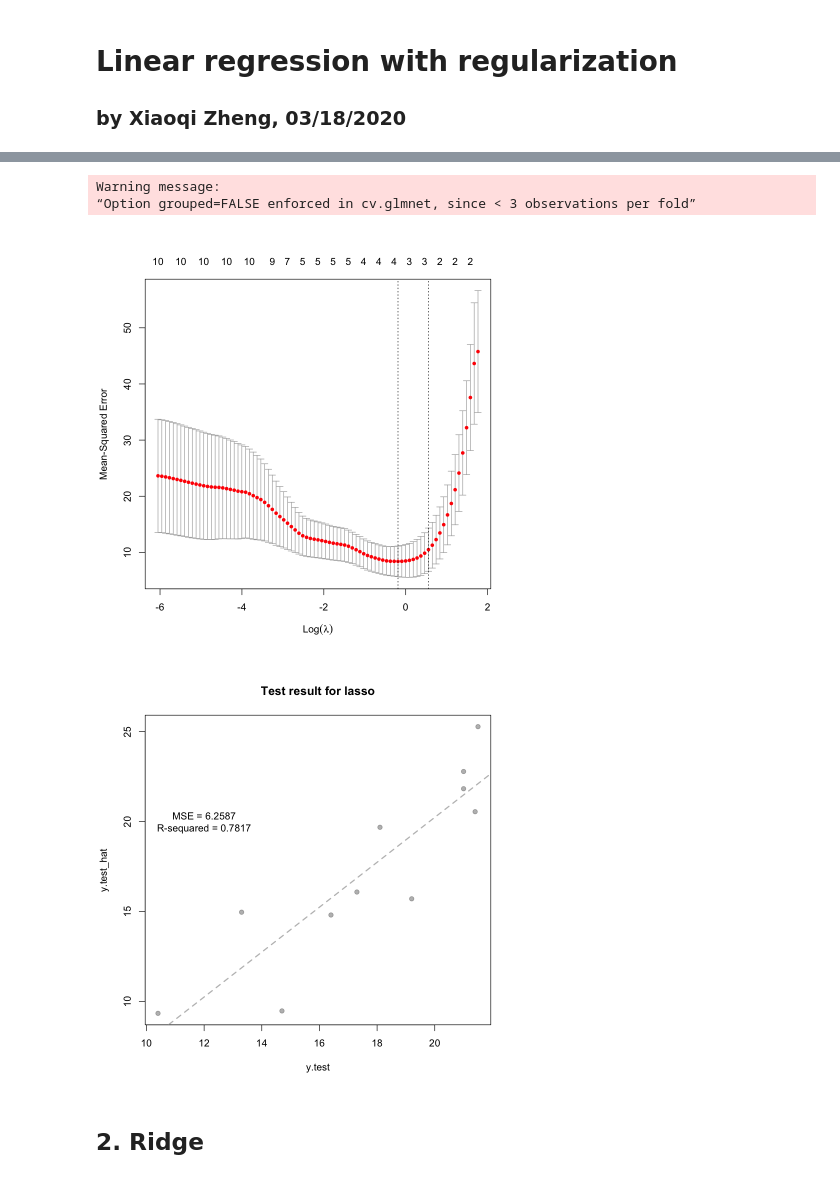
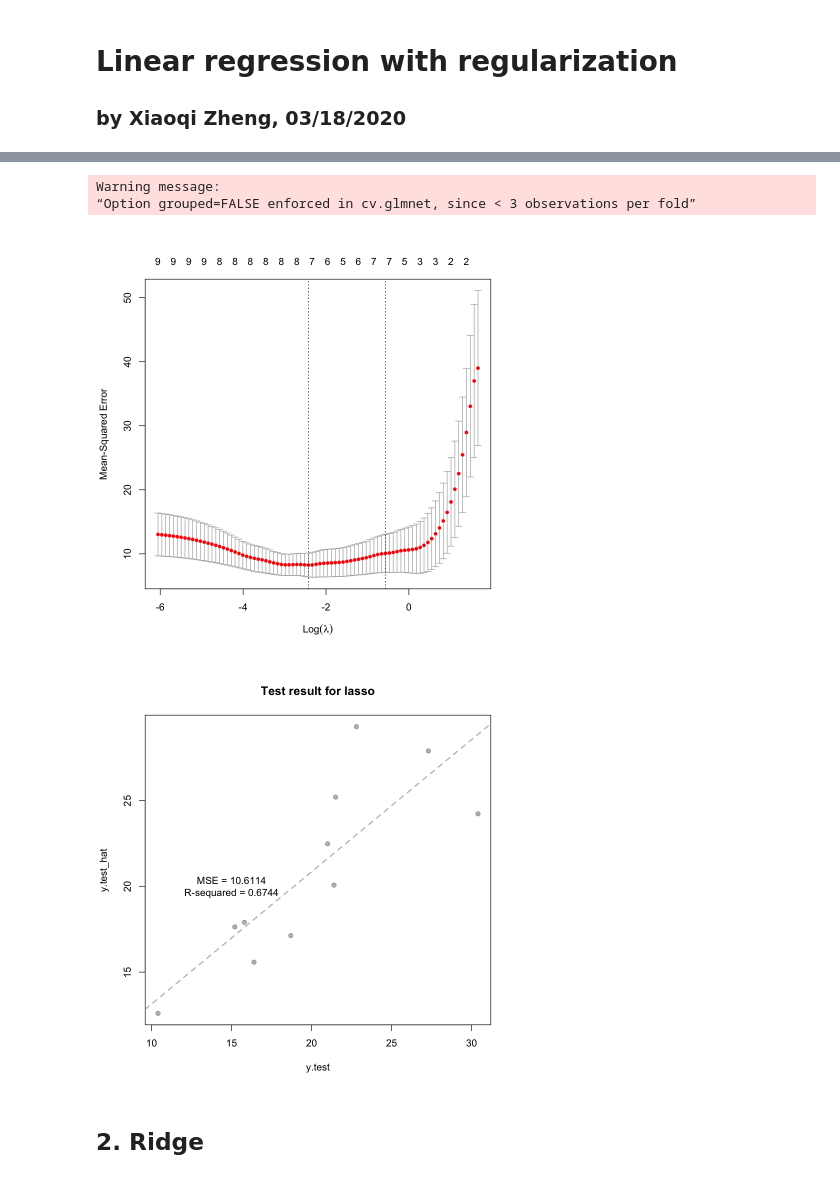
Before and after one commit to Xiaoqizheng/xiaoqizheng.github.io, a Jupyter notebook: machine_learning_by_R/Linear_regression_Regularization.ipynb, the cells around one changed output, grey strips where cells are left out. Drawn from its saved outputs; the diff is of its cells as text; code cells hidden in the pictures.

```diff
--- a/machine_learning_by_R/Linear_regression_Regularization.ipynb
+++ b/machine_learning_by_R/Linear_regression_Regularization.ipynb
@@ -9,7 +13,7 @@ library(glmnet)  # for ridge regression
 data("mtcars")
 
 X <- as.matrix(mtcars[,which(names(mtcars)!="mpg")])
-y <- as.matrix(scale(mtcars[,"mpg"],center = T,scale = T)) # scale y
+#y <- as.matrix(scale(mtcars[,"mpg"],center = T,scale = T)) # scale y
 y <- mtcars[,"mpg"]
 # %%
 ## select training and test samples
@@ -44,7 +48,7 @@ plot(lasso_cv)
 # %% [output]
 Warning message:
 “Option grouped=FALSE enforced in cv.glmnet, since < 3 observations per fold”
-[figure, old version]
+[figure, new version]
 # %%
 # Select best cross-validated lambda
 lambda_cv <- lasso_cv$lambda.min
@@ -54,15 +58,15 @@ lasso.model <- glmnet(X.train, y.train, lambda = lambda_cv, alpha = 1, standardi
 # %%
 # Make prediction
 y.test_hat <- predict(lasso.model, X.test)
 
 Rsquare <- cor(y.test,y.test_hat)^2
 MSE <- mean((y.test - y.test_hat)^2)
 
 plot(y.test,y.test_hat,col="#00000050",pch = 19,main = "Test result for lasso")
 abline(lm(y.test_hat~y.test),lty = 2,lwd = 2,col = "gray")
-text(x = 12,y = 20,labels = paste0("MSE = ",round(MSE,4),"\n","R-sequared = ",round(Rsquare,4)))
+text(x = 15,y = 20,labels = paste0("MSE = ",round(MSE,4),"\n","R-sequared = ",round(Rsquare,4)))
 # %% [output]
-[figure, old version]
+[figure, new version]
 # %% [markdown]
 ## 2. Ridge
 # %%
```
Also changed, not shown: parts of 9 cells of this notebook, 7 other files.
